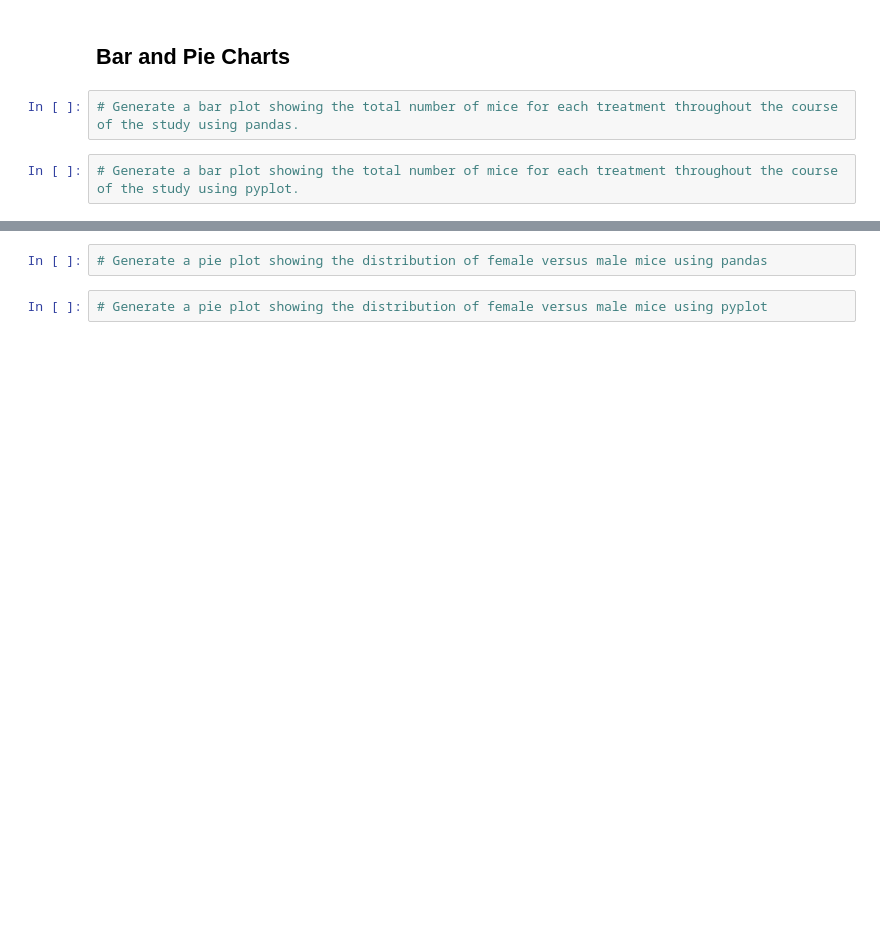
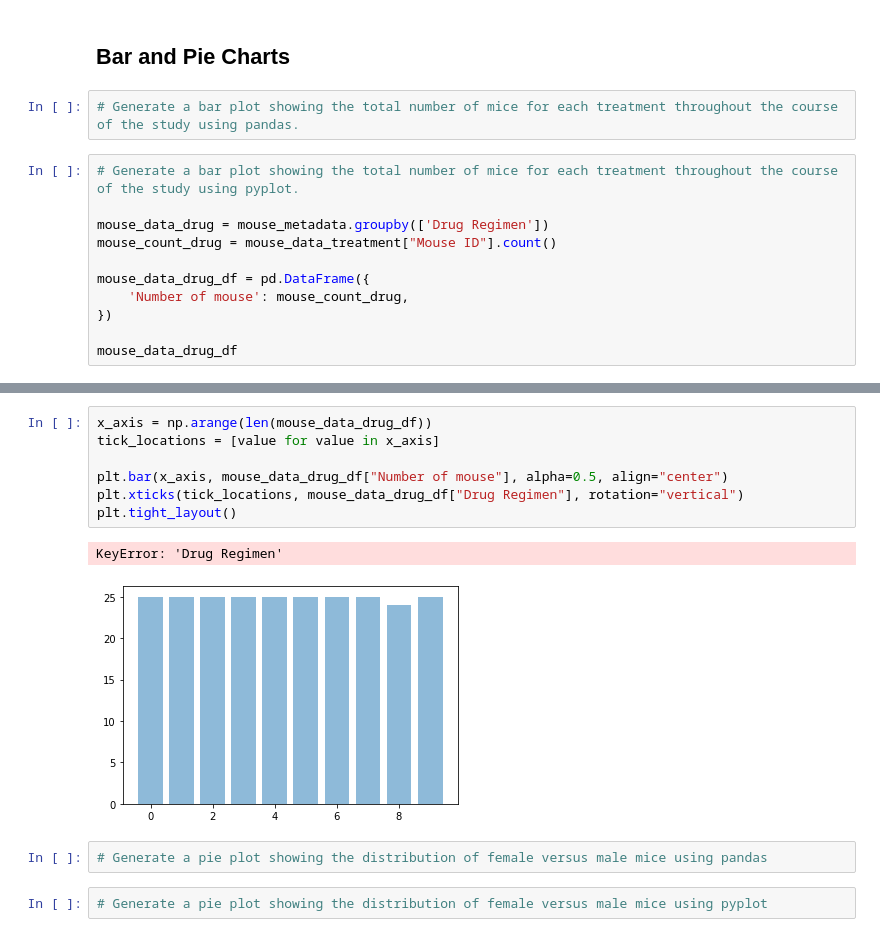
Before and after one commit to ChloeThan/Matplotlib_Challenge, a Jupyter notebook: pymaceuticals_chloe.ipynb, the cells around one changed output, grey strips where cells are left out. Drawn from its saved outputs; the diff is of its cells as text; blank space fills up the shorter version.

```diff
--- a/pymaceuticals_chloe.ipynb
+++ b/pymaceuticals_chloe.ipynb
@@ -133,3 +133,12 @@ The summary statistics table:
 # Generate a bar plot showing the total number of mice for each treatment throughout the course of the study using pandas.
 # %%
 # Generate a bar plot showing the total number of mice for each treatment throughout the course of the study using pyplot.
+
+mouse_data_drug = mouse_metadata.groupby(['Drug Regimen'])
+mouse_count_drug = mouse_data_treatment["Mouse ID"].count()
+
+mouse_data_drug_df = pd.DataFrame({
+    'Number of mouse': mouse_count_drug,
+})
+
+mouse_data_drug_df
@@ -136,3 +158,13 @@ The summary statistics table:
+# %%
+x_axis = np.arange(len(mouse_data_drug_df))
+tick_locations = [value for value in x_axis]
+
+plt.bar(x_axis, mouse_data_drug_df["Number of mouse"], alpha=0.5, align="center")
+plt.xticks(tick_locations, mouse_data_drug_df["Drug Regimen"], rotation="vertical")
+plt.tight_layout()
+# %% [output]
+KeyError: 'Drug Regimen'
+[figure, added]
 # %%
 # Generate a pie plot showing the distribution of female versus male mice using pandas
 # %%
```
Also changed, not shown: parts of 1 cell of this notebook.
